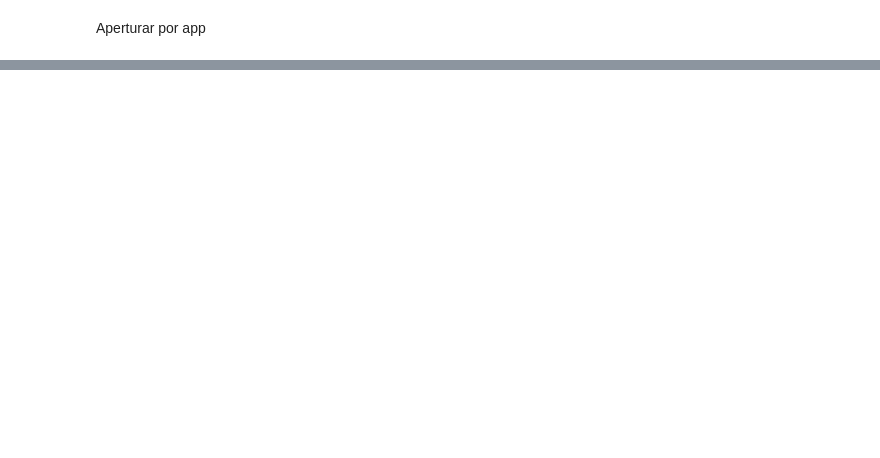
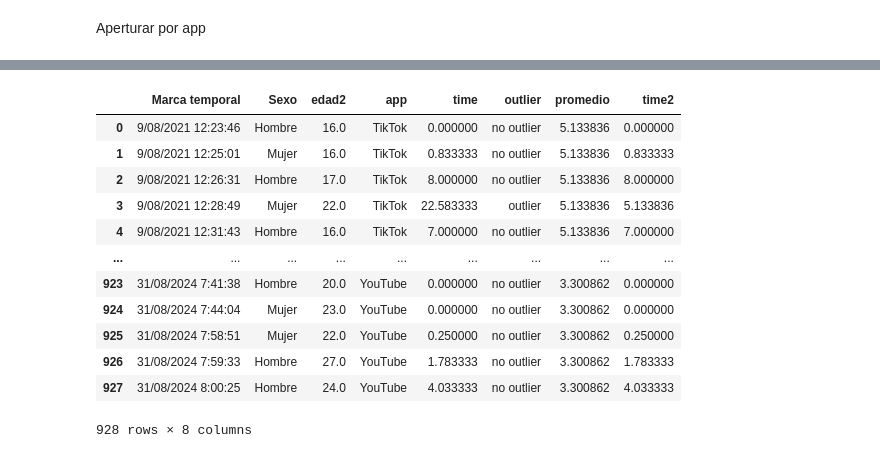
Before and after one commit to auzaluis/upsa_mod_202402, a Jupyter notebook: personalidad/01-script-ETL-personalidad.ipynb, the cells around one changed output, grey strips where cells are left out. Saved outputs shown, nothing was run; the diff lists cells and outputs as text; code cells hidden in the pictures; blank space fills up the shorter version.

```diff
--- a/personalidad/01-script-ETL-personalidad.ipynb
+++ b/personalidad/01-script-ETL-personalidad.ipynb
@@ -517,0 +491,9 @@ boxplot_02.show()
+# %%
+condiciones = (
+    ((df9['app'] == "TikTok")     & (df9['time'] > 17)) |
+    ((df9['app'] == "Instagram")  & (df9['time'] > 12)) |
+    ((df9['app'] == "Facebook")   & (df9['time'] > 10)) |
+    ((df9['app'] == "YouTube")    & (df9['time'] > 9))
+)
+# %%
+df9['outlier'] = np.where(condiciones, 'outlier', 'no outlier')
@@ -517,0 +516,3 @@ boxplot_02.show()
+# %%
+# creando una columna con el promedio, dependiendo de la app
+df9['promedio'] = df9.groupby('app')['time'].transform('mean')
@@ -517,0 +521,22 @@ boxplot_02.show()
+# %%
+df9['time2'] = np.where(
+    df9['outlier'] == 'outlier',
+    df9['promedio'],
+    df9['time']
+)
+# %%
+df9
+# %% [output]
+|  | Marca temporal | Sexo | edad2 | app | time | outlier | promedio | time2 |
+| 0 | 9/08/2021 12:23:46 | Hombre | 16.0 | TikTok | 0.000000 | no outlier | 5.133836 | 0.000000 |
+| 1 | 9/08/2021 12:25:01 | Mujer | 16.0 | TikTok | 0.833333 | no outlier | 5.133836 | 0.833333 |
+| 2 | 9/08/2021 12:26:31 | Hombre | 17.0 | TikTok | 8.000000 | no outlier | 5.133836 | 8.000000 |
+| 3 | 9/08/2021 12:28:49 | Mujer | 22.0 | TikTok | 22.583333 | outlier | 5.133836 | 5.133836 |
+| 4 | 9/08/2021 12:31:43 | Hombre | 16.0 | TikTok | 7.000000 | no outlier | 5.133836 | 7.000000 |
+| ... | ... | ... | ... | ... | ... | ... | ... | ... |
+| 923 | 31/08/2024 7:41:38 | Hombre | 20.0 | YouTube | 0.000000 | no outlier | 3.300862 | 0.000000 |
+| 924 | 31/08/2024 7:44:04 | Mujer | 23.0 | YouTube | 0.000000 | no outlier | 3.300862 | 0.000000 |
+| 925 | 31/08/2024 7:58:51 | Mujer | 22.0 | YouTube | 0.250000 | no outlier | 3.300862 | 0.250000 |
+| 926 | 31/08/2024 7:59:33 | Hombre | 27.0 | YouTube | 1.783333 | no outlier | 3.300862 | 1.783333 |
+| 927 | 31/08/2024 8:00:25 | Hombre | 24.0 | YouTube | 4.033333 | no outlier | 3.300862 | 4.033333 |
+928 rows × 8 columns
```
Also changed, not shown: parts of 20 cells of this notebook.
